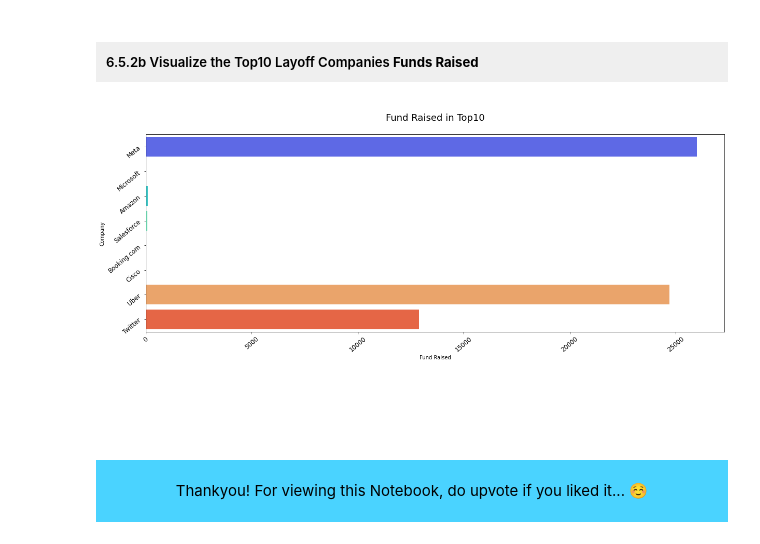
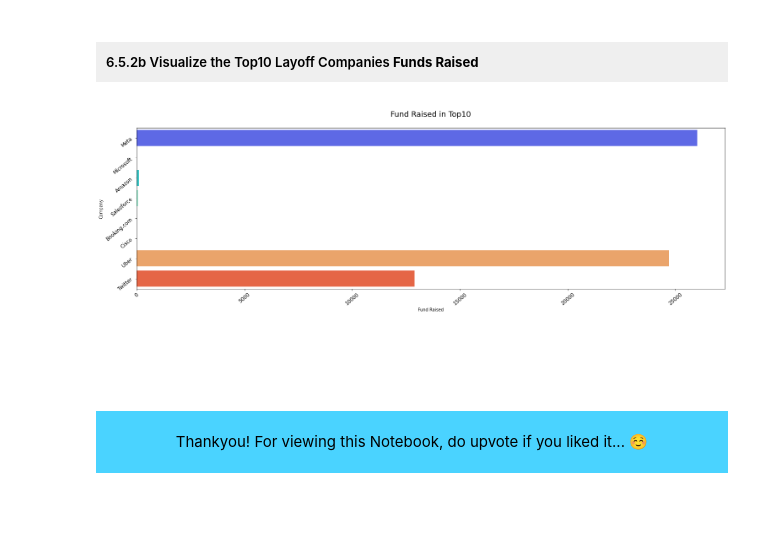
Before and after one commit to dasdebjeet/data_science, a Jupyter notebook: kaggle_practice/layoff-data/EDA.ipynb, the cells around one changed output. Cells and saved outputs as stored; diff of their text form; code cells hidden in the pictures; blank space fills up the shorter version.

```diff
--- a/kaggle_practice/layoff-data/EDA.ipynb
+++ b/kaggle_practice/layoff-data/EDA.ipynb
@@ -333,15 +333,15 @@ plt.show()
 # %% [markdown]
 <h5 style="background-color:#efefef; margin-bottom:0px;padding:10px; color:#000">6.5.2b Visualize the Top10 Layoff Companies <strong>Funds Raised</strong></h5>
 # %%
-plt.figure(figsize=(20,7))
+plt.figure(figsize=(25,7))
 
 sns.barplot(data=top10_comp, y=top10_comp['Company'], x=top10_comp['Funds_Raised'], palette=palette)
 plt.ylabel('Company'), plt.xlabel('Fund Raised')
 plt.xticks(rotation=40, fontsize=12), plt.yticks(rotation=40, fontsize=12)
 plt.title("\nFund Raised in Top10\n", fontsize=18)
 
 plt.show()
 # %% [output]
-[figure, old version]
+[figure, new version]
 # %% [markdown]
 <br><br><br><div style="background:#4AD3FF; color:#000; padding: 20px; text-align:center">Thankyou! For viewing this Notebook, do upvote if you liked it... ☺️</div>
```
Also changed, not shown: parts of 6 cells of this notebook.
